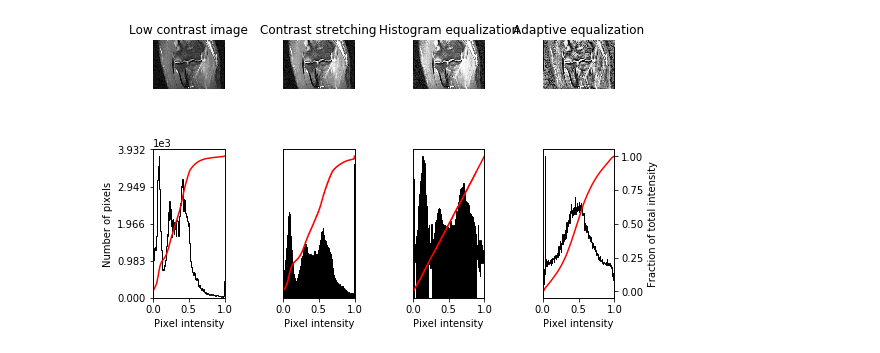
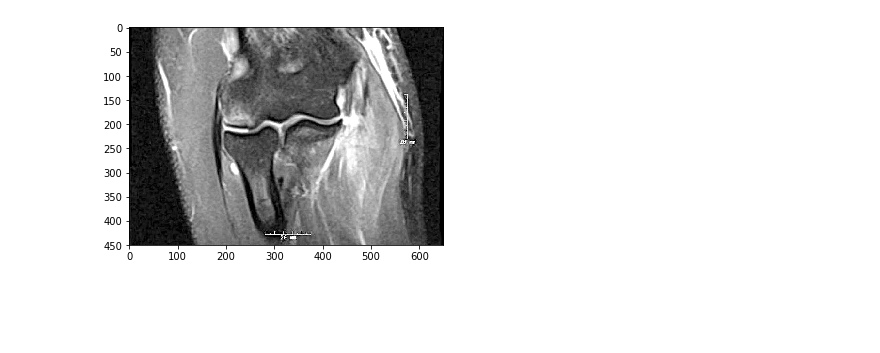
Before and after one commit to kmc97/ImageProcessorS18, a Jupyter notebook: image_processing/img_process.ipynb, the cells around one changed output. Drawn from its saved outputs; the diff is of its cells as text; code cells hidden in the pictures; blank space fills up the shorter version.

```diff
--- a/image_processing/img_process.ipynb
+++ b/image_processing/img_process.ipynb
@@ -31,35 +23,5 @@ plt.savefig('histogram_pics.png')
-# %%
-# Display results
-fig = plt.figure(figsize=(8, 5))
-axes = np.zeros((2, 4), dtype=np.object)
-axes[0, 0] = fig.add_subplot(2, 4, 1)
-for i in range(1, 4):
-    axes[0, i] = fig.add_subplot(2, 4, 1+i, sharex=axes[0,0], sharey=axes[0,0])
-for i in range(0, 4):
-    axes[1, i] = fig.add_subplot(2, 4, 5+i)
-
-ax_img, ax_hist, ax_cdf = pic_histo(img, axes[:, 0])
-ax_img.set_title('Low contrast image')
-
-y_min, y_max = ax_hist.get_ylim()
-ax_hist.set_ylabel('Number of pixels')
-ax_hist.set_yticks(np.linspace(0, y_max, 5))
-
-ax_img, ax_hist, ax_cdf = pic_histo(contrast, axes[:, 1])
-ax_img.set_title('Contrast stretching')
-
-ax_img, ax_hist, ax_cdf = pic_histo(hist, axes[:, 2])
-ax_img.set_title('Histogram equalization')
-
-ax_img, ax_hist, ax_cdf = pic_histo(img_adapteq, axes[:, 3])
-ax_img.set_title('Adaptive equalization')
-
-ax_cdf.set_ylabel('Fraction of total intensity')
-ax_cdf.set_yticks(np.linspace(0, 1, 5))
-
-# prevent overlap of y-axis labels
-fig.tight_layout()
-plt.savefig('fig.png')
-plt.show()
-# %% [output]
-[figure, removed]
+# %%
+fig = plt.imshow(contrast, cmap=plt.cm.gray)
+plt.savefig('processed_pic.png')
+# %% [output]
+[figure, added]
```
Also changed, not shown: parts of 4 cells of this notebook.
